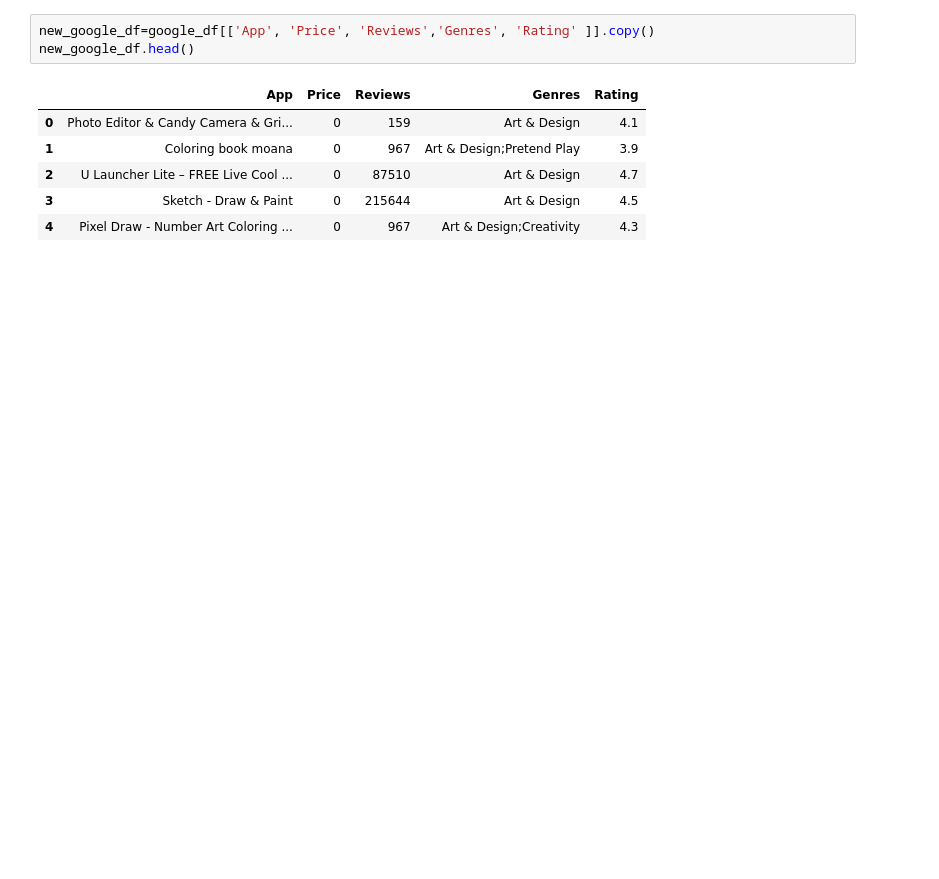
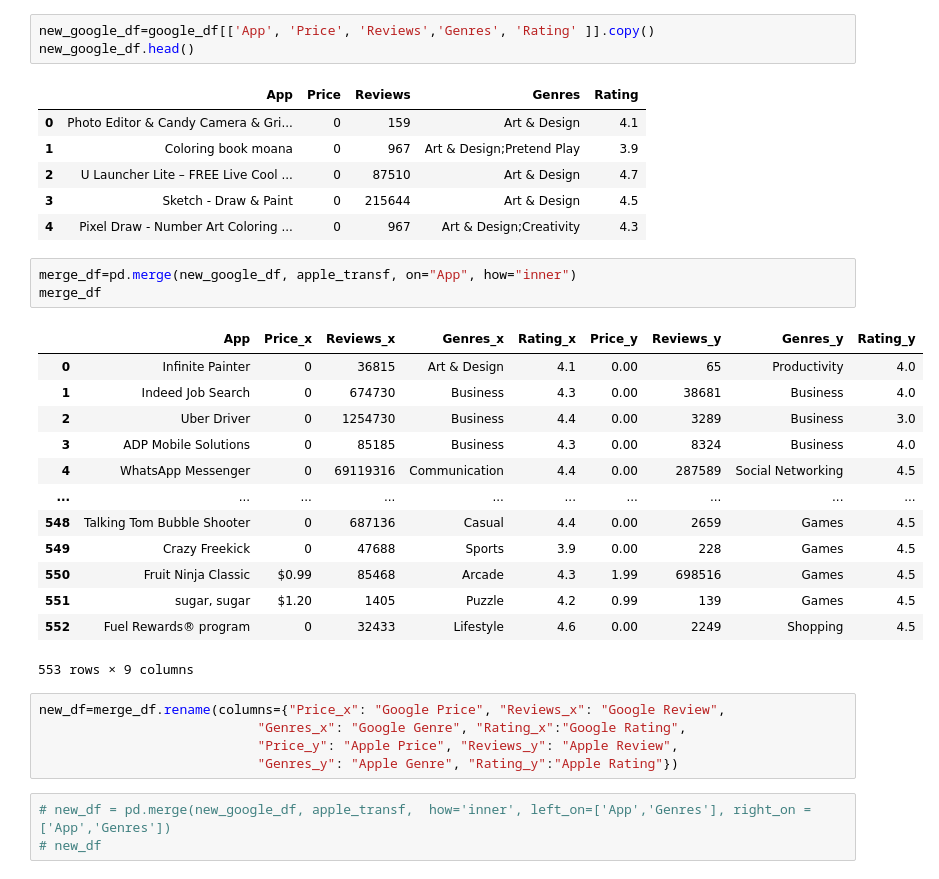
Before and after one commit to arcebri1/ETL-Project, a Jupyter notebook: Apple vs Google Play Apps.ipynb, the cells around one changed output. Saved outputs shown, nothing was run; the diff lists cells and outputs as text; blank space fills up the shorter version.

```diff
--- a/Apple vs Google Play Apps.ipynb
+++ b/Apple vs Google Play Apps.ipynb
@@ -57,3 +57,28 @@ new_google_df.head()
 | 2 | U Launcher Lite – FREE Live Cool ... | 0 | 87510 | Art & Design | 4.7 |
 | 3 | Sketch - Draw & Paint | 0 | 215644 | Art & Design | 4.5 |
 | 4 | Pixel Draw - Number Art Coloring ... | 0 | 967 | Art & Design;Creativity | 4.3 |
+# %%
+merge_df=pd.merge(new_google_df, apple_transf, on="App", how="inner")
+merge_df
+# %% [output]
+|  | App | Price_x | Reviews_x | Genres_x | Rating_x | Price_y | Reviews_y | Genres_y | Rating_y |
+| 0 | Infinite Painter | 0 | 36815 | Art & Design | 4.1 | 0.00 | 65 | Productivity | 4.0 |
+| 1 | Indeed Job Search | 0 | 674730 | Business | 4.3 | 0.00 | 38681 | Business | 4.0 |
+| 2 | Uber Driver | 0 | 1254730 | Business | 4.4 | 0.00 | 3289 | Business | 3.0 |
+| 3 | ADP Mobile Solutions | 0 | 85185 | Business | 4.3 | 0.00 | 8324 | Business | 4.0 |
+| 4 | WhatsApp Messenger | 0 | 69119316 | Communication | 4.4 | 0.00 | 287589 | Social Networking | 4.5 |
+| ... | ... | ... | ... | ... | ... | ... | ... | ... | ... |
+| 548 | Talking Tom Bubble Shooter | 0 | 687136 | Casual | 4.4 | 0.00 | 2659 | Games | 4.5 |
+| 549 | Crazy Freekick | 0 | 47688 | Sports | 3.9 | 0.00 | 228 | Games | 4.5 |
+| 550 | Fruit Ninja Classic | $0.99 | 85468 | Arcade | 4.3 | 1.99 | 698516 | Games | 4.5 |
+| 551 | sugar, sugar | $1.20 | 1405 | Puzzle | 4.2 | 0.99 | 139 | Games | 4.5 |
+| 552 | Fuel Rewards® program | 0 | 32433 | Lifestyle | 4.6 | 0.00 | 2249 | Shopping | 4.5 |
+553 rows × 9 columns
+# %%
+new_df=merge_df.rename(columns={"Price_x": "Google Price", "Reviews_x": "Google Review",
+                            "Genres_x": "Google Genre", "Rating_x":"Google Rating",
+                            "Price_y": "Apple Price", "Reviews_y": "Apple Review",
+                            "Genres_y": "Apple Genre", "Rating_y":"Apple Rating"})
+# %%
+# new_df = pd.merge(new_google_df, apple_transf,  how='inner', left_on=['App','Genres'], right_on = ['App','Genres'])
+# new_df
```
Also changed, not shown: parts of 4 cells of this notebook.
